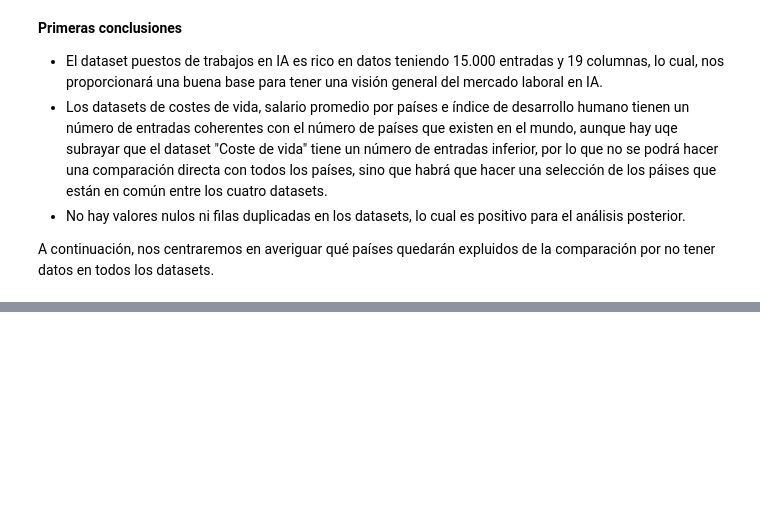
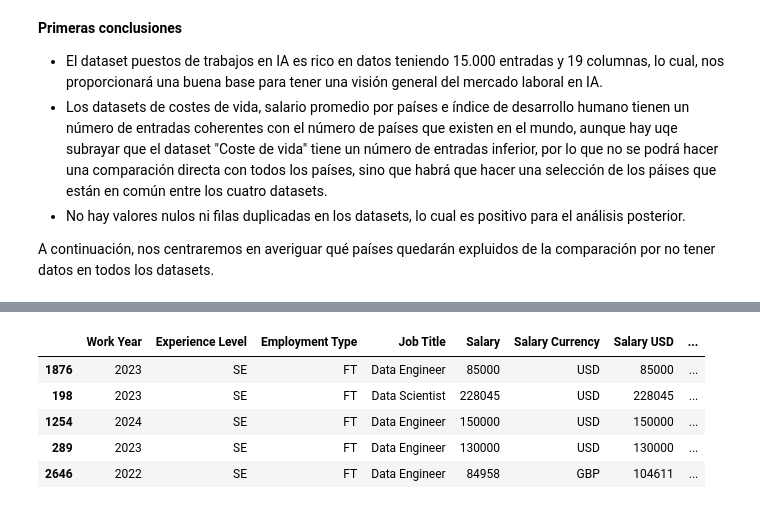
Before and after one commit to MichaeLaudrup/Python_for_AI_VIU, a Jupyter notebook: dataset_project/01_MIAR_ACT_Dataset_Michael_Laudrup_luis_glez.ipynb, the cells around one changed output, grey strips where cells are left out. Drawn from its saved outputs; the diff is of its cells as text; code cells hidden in the pictures; blank space fills up the shorter version.

```diff
--- a/dataset_project/01_MIAR_ACT_Dataset_Michael_Laudrup_luis_glez.ipynb
+++ b/dataset_project/01_MIAR_ACT_Dataset_Michael_Laudrup_luis_glez.ipynb
@@ -155,0 +193,10 @@ False
+# %%
+# Eliminamos duplicados y reseteamos el índice en global_tech_df
+global_tech_df = global_tech_df.drop_duplicates().reset_index(drop=True)
+
+# Ponemos nombres de países en minúsculas y sin espacios extra
+ai_job_df['Country'] = ai_job_df["Country"].str.strip().str.lower()
+cost_of_life_df['Country'] = cost_of_life_df["Country"].str.strip().str.lower()
+avg_salary_df['Country'] = avg_salary_df["Country"].str.strip().str.lower()
+idh_df['Country'] = idh_df["Country"].str.strip().str.lower()
+global_tech_df['Country'] = global_tech_df["Country"].str.strip().str.lower()
@@ -155,0 +207,20 @@ False
+# %%
+import pycountry # Módulo para obtener nombres de países segun codigo
+global_tech_df["Country"].unique()
+
+def codigo_a_nombre(codigo):
+    try:
+        return pycountry.countries.get(alpha_2=codigo).name.strip().lower()
+    except:
+        return codigo
+
+global_tech_df["Country"] = global_tech_df["Country"].map(codigo_a_nombre)
+
+display(global_tech_df.sample(5))
+# %% [output]
+|  | Work Year | Experience Level | Employment Type | Job Title | Salary | Salary Currency | Salary USD | ... |
+| 1876 | 2023 | SE | FT | Data Engineer | 85000 | USD | 85000 | ... |
+| 198 | 2023 | SE | FT | Data Scientist | 228045 | USD | 228045 | ... |
+| 1254 | 2024 | SE | FT | Data Engineer | 150000 | USD | 150000 | ... |
+| 289 | 2023 | SE | FT | Data Engineer | 130000 | USD | 130000 | ... |
+| 2646 | 2022 | SE | FT | Data Engineer | 84958 | GBP | 104611 | ... |
```
Also changed, not shown: parts of 16 cells of this notebook, 2 other files.
